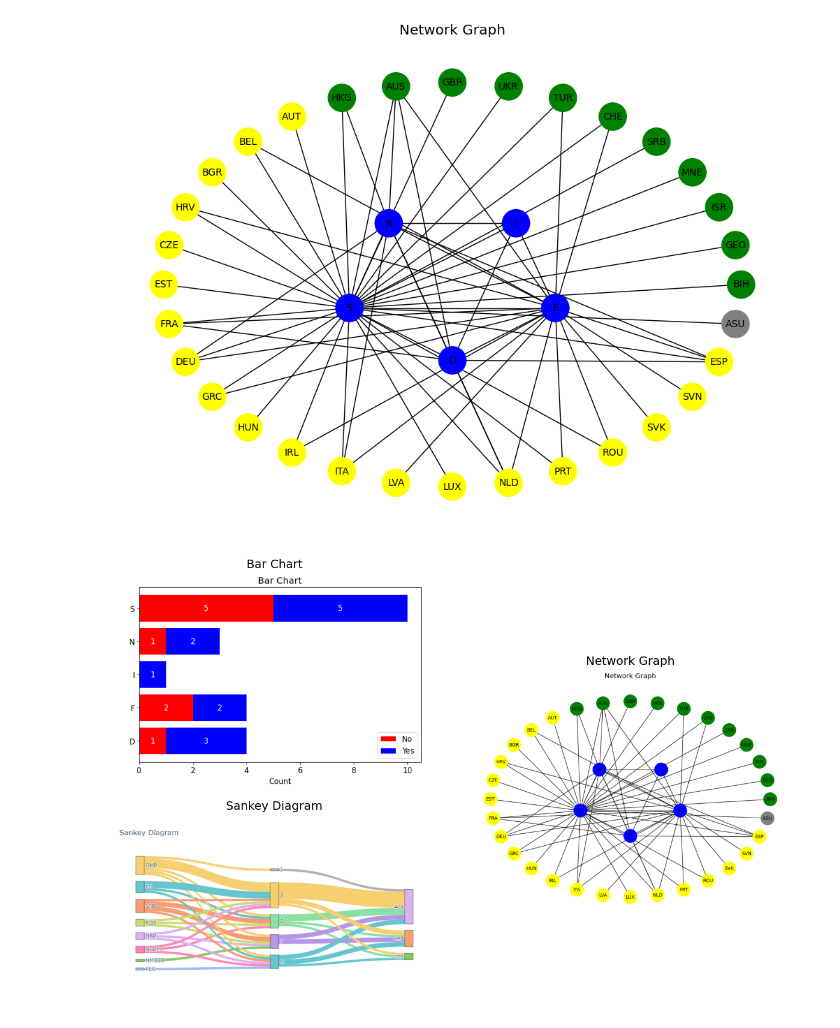
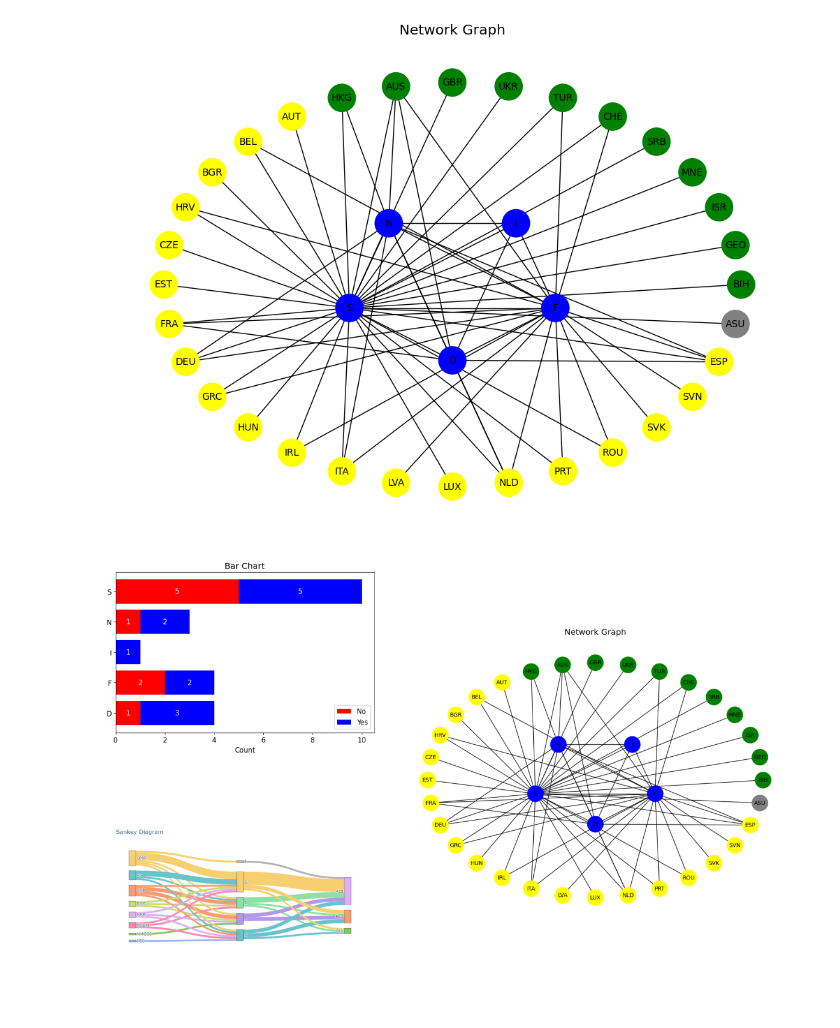
Before and after one commit to Alias314/PLOTS, a Jupyter notebook: assignment.ipynb, the cells around one changed output. Saved outputs shown, nothing was run; the diff lists cells and outputs as text; code cells hidden in the pictures.

Commit message:
updated collated graphs ratio, removed titles

```diff
--- a/assignment.ipynb
+++ b/assignment.ipynb
@@ -197,37 +197,34 @@ plt.show()
 [figure]
 # %%
 fig = plt.figure(figsize=(12, 8))
-gs = fig.add_gridspec(nrows=2, ncols=2, width_ratios=[5, 5])
+gs = fig.add_gridspec(nrows=2, ncols=2, width_ratios=[4, 6])
 
 ax_bar = fig.add_subplot(gs[0, 0])
 ax_sankey = fig.add_subplot(gs[1, 0])
 ax_network = fig.add_subplot(gs[:, 1])  # spans both rows in column 1
 
 # Load the individual PNG files
 img_bar = mpimg.imread("bar_chart.png")
 img_sankey = mpimg.imread("sankey_diagram.png")
 img_network = mpimg.imread("network_graph.png")
 
 # Display the Horizontal Stacked Bar Chart in the top left subplot
 ax_bar.imshow(img_bar)
 ax_bar.axis('off')  # Hide axes
-ax_bar.set_title("Bar Chart", fontsize=14)
 
 # Display the Sankey Diagram in the bottom left subplot
 ax_sankey.imshow(img_sankey)
 ax_sankey.axis('off')
-ax_sankey.set_title("Sankey Diagram", fontsize=14)
 
 # Display the Network Graph in the right subplot
 ax_network.imshow(img_network)
 ax_network.axis('off')
-ax_network.set_title("Network Graph", fontsize=14)
 
 # Adjust layout to reduce whitespace
 plt.tight_layout()
 
 # Save the collated figure as a PNG (deliverable 3)
 plt.savefig("collated_graphs.png", dpi=300, bbox_inches='tight')
 plt.show()
 # %% [output]
-[figure, old version]
+[figure, new version]
```
Also changed, not shown: 2 other files.
